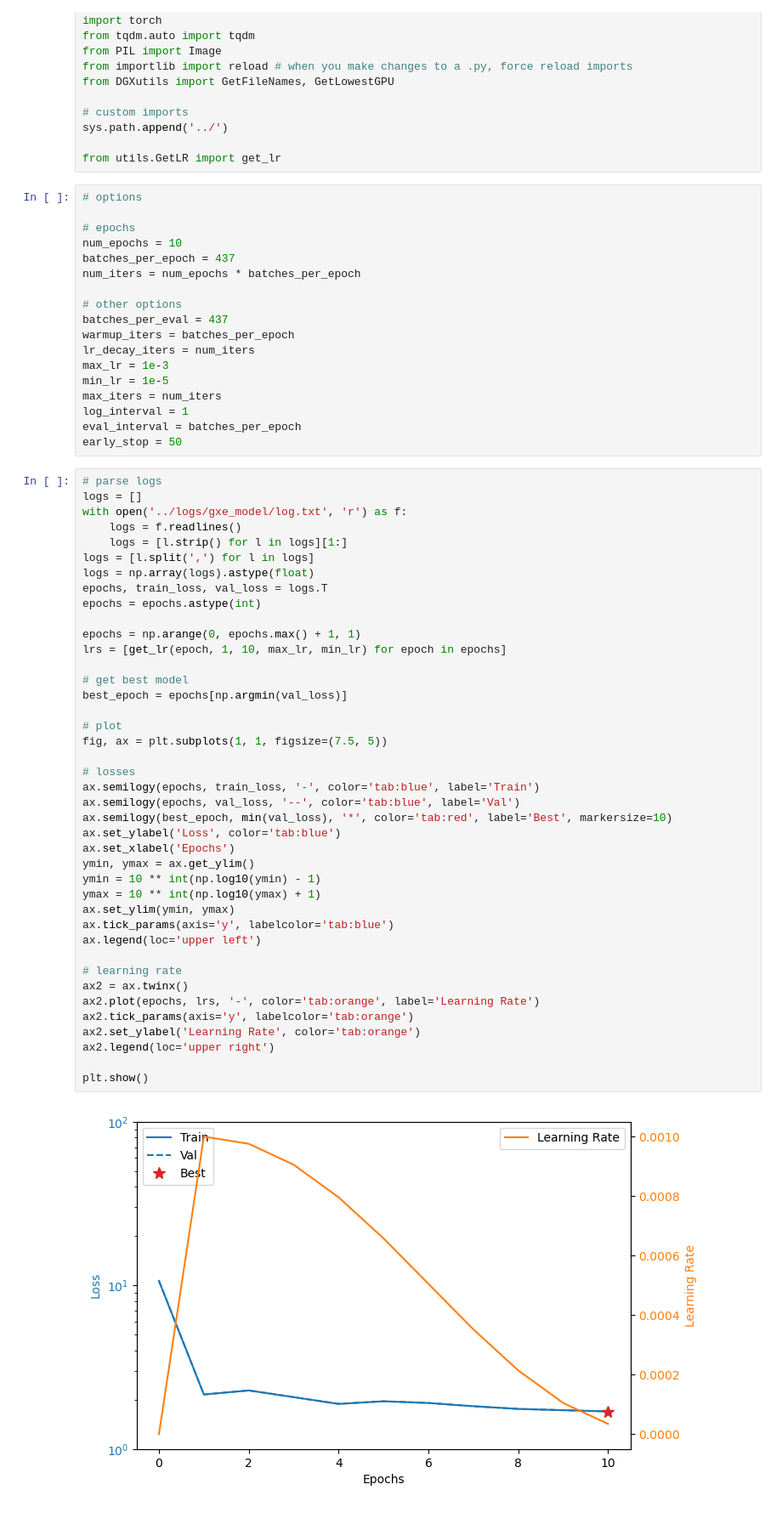
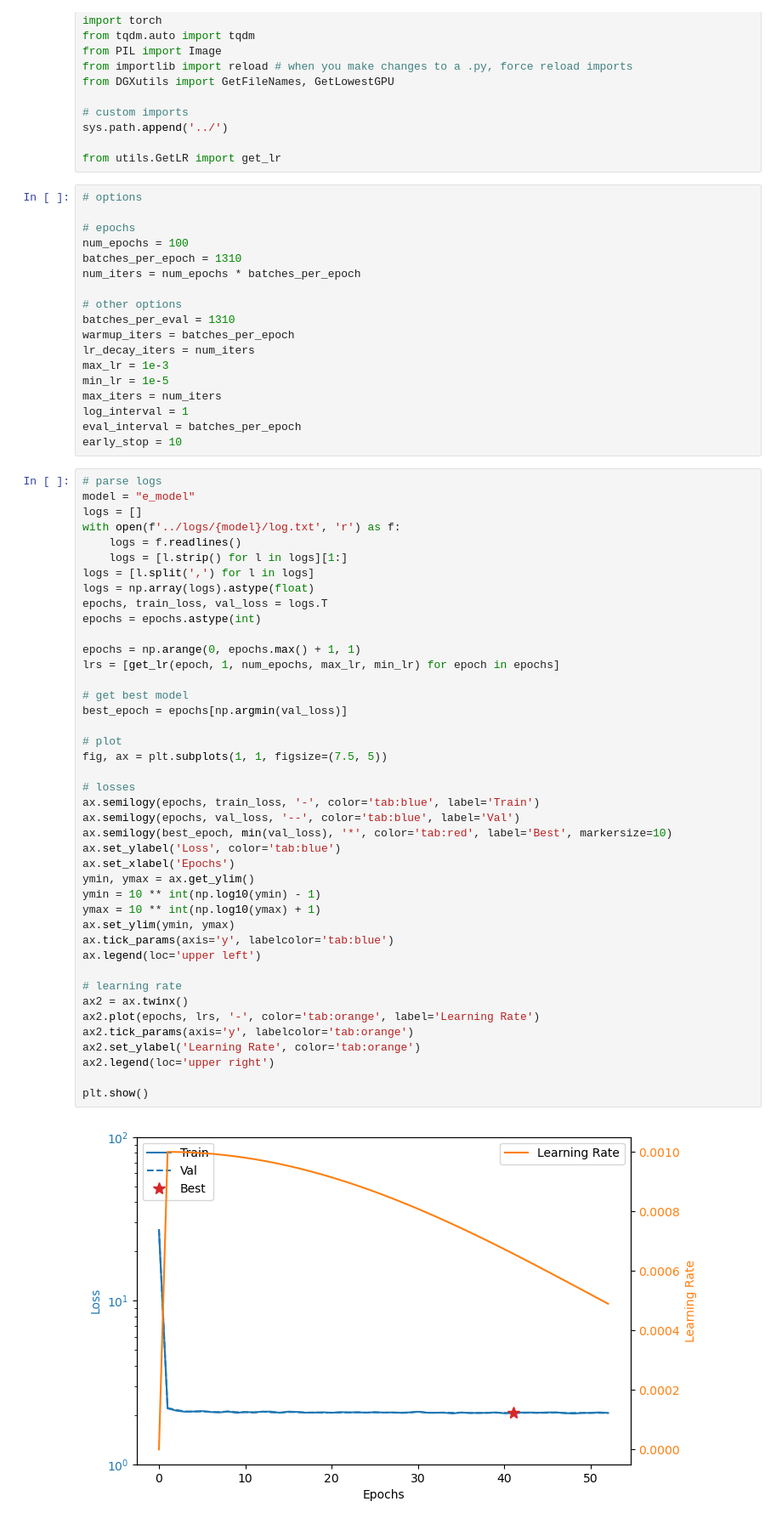
Before and after one commit to Jacobson-CompSysBio/GP-Transformer, a Jupyter notebook: notebooks/plot.ipynb, the cells around one changed output. Shown at 85% size. Saved outputs shown, nothing was run; the diff lists cells and outputs as text.

```diff
--- a/notebooks/plot.ipynb
+++ b/notebooks/plot.ipynb
@@ -19,12 +19,12 @@ from utils.GetLR import get_lr
 # options
 
 # epochs
-num_epochs = 10
-batches_per_epoch = 437
+num_epochs = 100
+batches_per_epoch = 1310
 num_iters = num_epochs * batches_per_epoch
 
 # other options
-batches_per_eval = 437
+batches_per_eval = 1310
 warmup_iters = batches_per_epoch
 lr_decay_iters = num_iters
 max_lr = 1e-3
@@ -32,11 +32,12 @@ min_lr = 1e-5
 max_iters = num_iters
 log_interval = 1
 eval_interval = batches_per_epoch
-early_stop = 50
+early_stop = 10
 # %%
 # parse logs
+model = "e_model"
 logs = []
-with open('../logs/gxe_model/log.txt', 'r') as f:
+with open(f'../logs/{model}/log.txt', 'r') as f:
     logs = f.readlines()
     logs = [l.strip() for l in logs][1:]
 logs = [l.split(',') for l in logs]
@@ -45,34 +46,34 @@ epochs, train_loss, val_loss = logs.T
 epochs = epochs.astype(int)
 
 epochs = np.arange(0, epochs.max() + 1, 1)
-lrs = [get_lr(epoch, 1, 10, max_lr, min_lr) for epoch in epochs]
+lrs = [get_lr(epoch, 1, num_epochs, max_lr, min_lr) for epoch in epochs]
 
 # get best model
 best_epoch = epochs[np.argmin(val_loss)]
 
 # plot
 fig, ax = plt.subplots(1, 1, figsize=(7.5, 5))
 
 # losses
 ax.semilogy(epochs, train_loss, '-', color='tab:blue', label='Train')
 ax.semilogy(epochs, val_loss, '--', color='tab:blue', label='Val')
 ax.semilogy(best_epoch, min(val_loss), '*', color='tab:red', label='Best', markersize=10)
 ax.set_ylabel('Loss', color='tab:blue')
 ax.set_xlabel('Epochs')
 ymin, ymax = ax.get_ylim()
 ymin = 10 ** int(np.log10(ymin) - 1)
 ymax = 10 ** int(np.log10(ymax) + 1)
 ax.set_ylim(ymin, ymax)
 ax.tick_params(axis='y', labelcolor='tab:blue')
 ax.legend(loc='upper left')
 
 # learning rate
 ax2 = ax.twinx()
 ax2.plot(epochs, lrs, '-', color='tab:orange', label='Learning Rate')
 ax2.tick_params(axis='y', labelcolor='tab:orange')
 ax2.set_ylabel('Learning Rate', color='tab:orange')
 ax2.legend(loc='upper right')
 
 plt.show()
 # %% [output]
-[figure, old version]
+[figure, new version]
```
Also changed, not shown: 7 other files.
